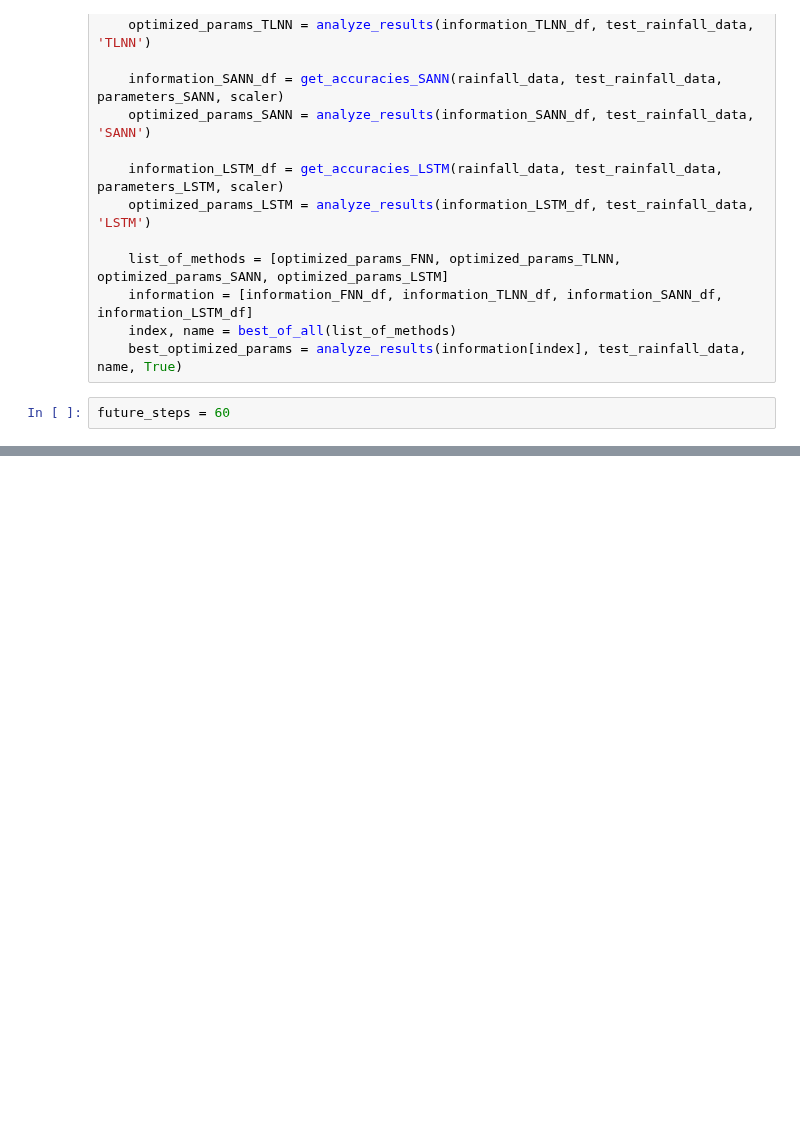
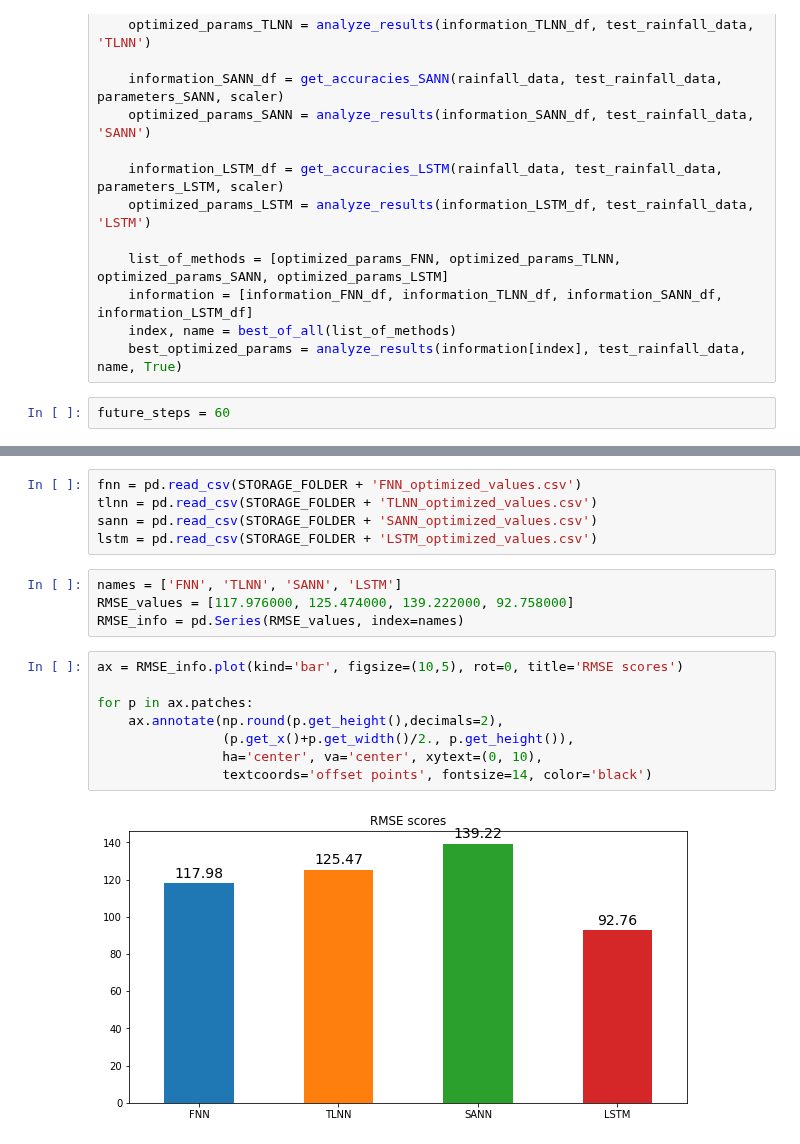
Before and after one commit to Abhishekmamidi123/Time-Series-Forecasting, a Jupyter notebook: Pune_precipitation_analyis_1972_to_2002/Artificial_Neural_Networks.ipynb, the cells around one changed output, grey strips where cells are left out. Drawn from its saved outputs; the diff is of its cells as text; blank space fills up the shorter version.

Commit message:
Comparison - ANN vs LSTM

```diff
--- a/Pune_precipitation_analyis_1972_to_2002/Artificial_Neural_Networks.ipynb
+++ b/Pune_precipitation_analyis_1972_to_2002/Artificial_Neural_Networks.ipynb
@@ -568,0 +573,19 @@ Root Mean Squared Error(RMSE): 116.996
+# %%
+fnn = pd.read_csv(STORAGE_FOLDER + 'FNN_optimized_values.csv')
+tlnn = pd.read_csv(STORAGE_FOLDER + 'TLNN_optimized_values.csv')
+sann = pd.read_csv(STORAGE_FOLDER + 'SANN_optimized_values.csv')
+lstm = pd.read_csv(STORAGE_FOLDER + 'LSTM_optimized_values.csv')
+# %%
+names = ['FNN', 'TLNN', 'SANN', 'LSTM']
+RMSE_values = [117.976000, 125.474000, 139.222000, 92.758000]
+RMSE_info = pd.Series(RMSE_values, index=names)
+# %%
+ax = RMSE_info.plot(kind='bar', figsize=(10,5), rot=0, title='RMSE scores')
+
+for p in ax.patches:
+    ax.annotate(np.round(p.get_height(),decimals=2),
+                (p.get_x()+p.get_width()/2., p.get_height()),
+                ha='center', va='center', xytext=(0, 10),
+                textcoords='offset points', fontsize=14, color='black')
+# %% [output]
+[figure, added]
```
Also changed, not shown: parts of 2 cells of this notebook.
